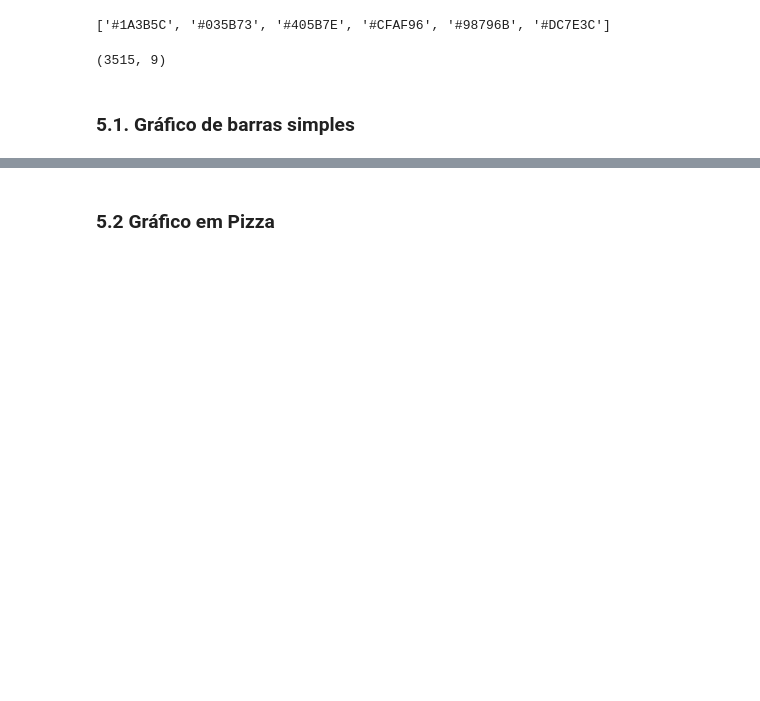
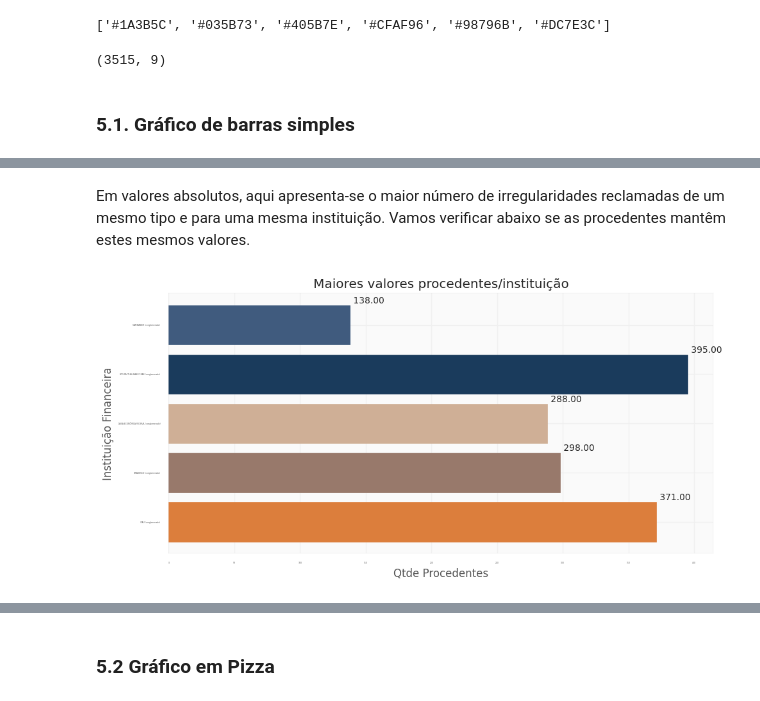
Before and after one commit to simonefmr/global_emissions, a Jupyter notebook: ranking.ipynb, the cells around one changed output, grey strips where cells are left out. Saved outputs shown, nothing was run; the diff lists cells and outputs as text; code cells hidden in the pictures; blank space fills up the shorter version.

```diff
--- a/ranking.ipynb
+++ b/ranking.ipynb
@@ -672,0 +688,59 @@ plt.show()
+# %% [markdown]
+Em valores absolutos, aqui apresenta-se o maior número de irregularidades reclamadas de um mesmo tipo e para uma mesma instituição. Vamos verificar abaixo se as procedentes mantêm estes mesmos valores.
+# %%
+# Gráfico listando 5 maiores valores observados em "Quantidade total de
+# reclamações" para uma mesma irregularidade e mesma instituição
+
+# Prepara a figura (fig) e a área do gráfico (ax) com largura 10 e altura 5 (em polegadas)
+fig, ax = plt.subplots(figsize = (10, 5))
+
+# Define a altura das barras
+bar_height = 0.5
+
+# Cria dataframe ordenado por valor
+df_ordem_procedentes = df.sort_values(['Quantidade de reclamações reguladas procedentes'], ascending=False).head(5)
+
+# Plota o gráfico de barras
+b1 = ax.barh(y = df_ordem_valor['Instituição financeira'],
+             width = df_ordem_valor['Quantidade de reclamações reguladas procedentes'],
+             color = corDefault)
+
+b1[0].set_color('#DC7E3C')
+b1[1].set_color('#98796B')
+b1[2].set_color('#CFAF96')
+b1[3].set_color('#1A3B5C')
+b1[4].set_color('#405B7E')
+
+
+# Acrescenta os valores sobre as barras
+for i, rect in enumerate(b1.patches):
+    width = rect.get_width()
+    ax.text(
+        x = width + 0.5,                            # posição x
+        y = rect.get_y() + rect.get_height(),       # posição y
+        s = " {:.2f}".format(rect.get_width()),     # string com o valor
+        ha = "left",                                # alinhamento na horizontal
+        va = "bottom"                               # alinhamento na vertical
+    )
+
+# Acrescenta um título ao gráfico
+plt.title('Maiores valores procedentes/instituição')
+
+# Define os rótulos dos eixos
+plt.xlabel('Qtde Procedentes')
+plt.ylabel('Instituição Financeira')
+
+# Ajusta as margens do gráfico (para eliminar margens desnecessárias)
+plt.tight_layout()
+
+# Armazena o gráfico (em diferentes formatos):
+# - formatos vetoriais (NÃO perdem resolução quando redimensionados)
+plt.savefig("barras-horiz.pdf")
+plt.savefig("barras-horiz.svg")
+# - formato rasterizado (perde resolução quando redimensionado)
+plt.savefig("barras-horiz.png", dpi = 150, format = "png")
+
+# Exibe o gráfico
+plt.show()
+# %% [output]
+[figure, added]
```
Also changed, not shown: parts of 21 cells of this notebook.
